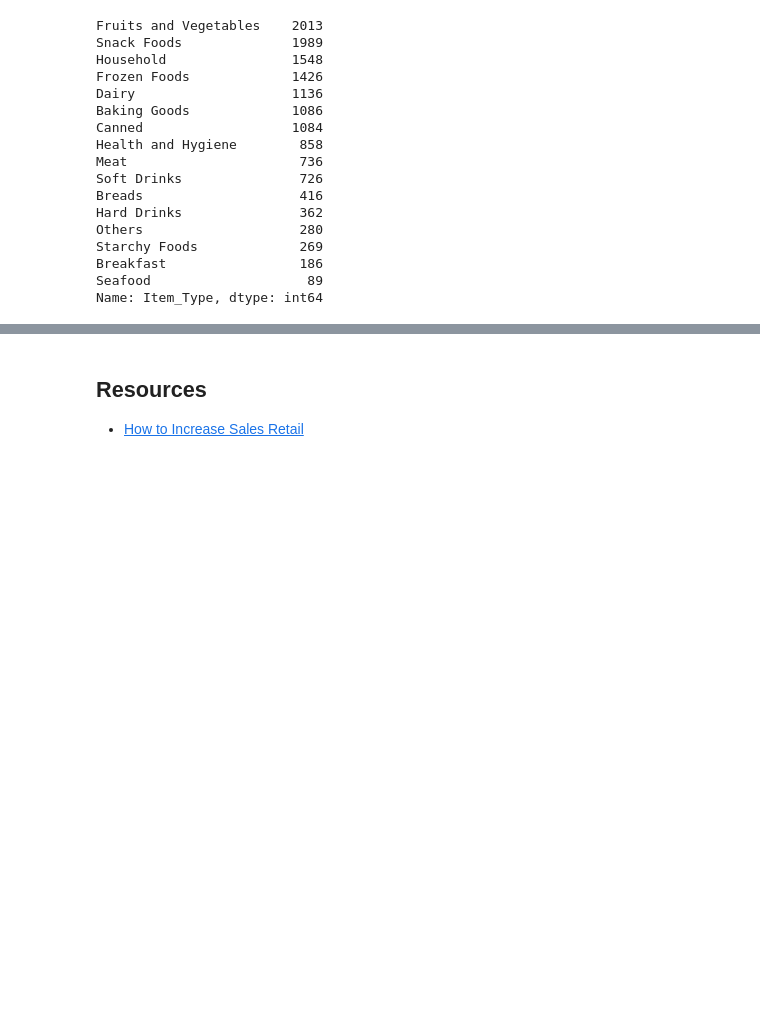
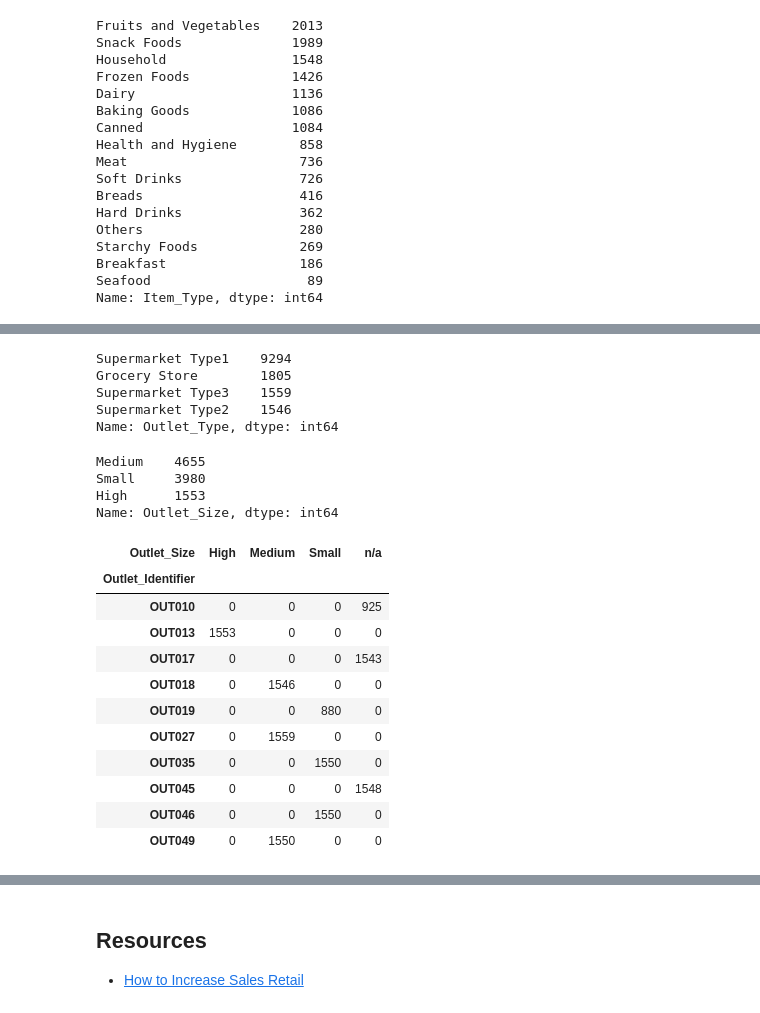
Before and after one commit to Ventsislav-Yordanov/Bigmart-Sales-Predictions, a Jupyter notebook: Bigmart Sales Predictions.ipynb, the cells around one changed output, grey strips where cells are left out. Drawn from its saved outputs; the diff is of its cells as text; code cells hidden in the pictures; blank space fills up the shorter version.

Commit message:
Added some aditional data exploratary analysis

```diff
--- a/Bigmart Sales Predictions.ipynb
+++ b/Bigmart Sales Predictions.ipynb
@@ -310,0 +331,31 @@ Name: Item_Type, dtype: int64
+# %%
+data.Outlet_Type.value_counts()
+# %% [output]
+Supermarket Type1    9294
+Grocery Store        1805
+Supermarket Type3    1559
+Supermarket Type2    1546
+Name: Outlet_Type, dtype: int64
+# %%
+data.Outlet_Size.value_counts()
+# %% [output]
+Medium    4655
+Small     3980
+High      1553
+Name: Outlet_Size, dtype: int64
+# %%
+result = pd.crosstab(data['Outlet_Identifier'], data['Outlet_Size'].fillna('n/a'))
+result
+# %% [output]
+| Outlet_Size | High | Medium | Small | n/a |
+| Outlet_Identifier |  |  |  |  |
+| OUT010 | 0 | 0 | 0 | 925 |
+| OUT013 | 1553 | 0 | 0 | 0 |
+| OUT017 | 0 | 0 | 0 | 1543 |
+| OUT018 | 0 | 1546 | 0 | 0 |
+| OUT019 | 0 | 0 | 880 | 0 |
+| OUT027 | 0 | 1559 | 0 | 0 |
+| OUT035 | 0 | 0 | 1550 | 0 |
+| OUT045 | 0 | 0 | 0 | 1548 |
+| OUT046 | 0 | 0 | 1550 | 0 |
+| OUT049 | 0 | 1550 | 0 | 0 |
```
Also changed, not shown: parts of 4 cells of this notebook.
